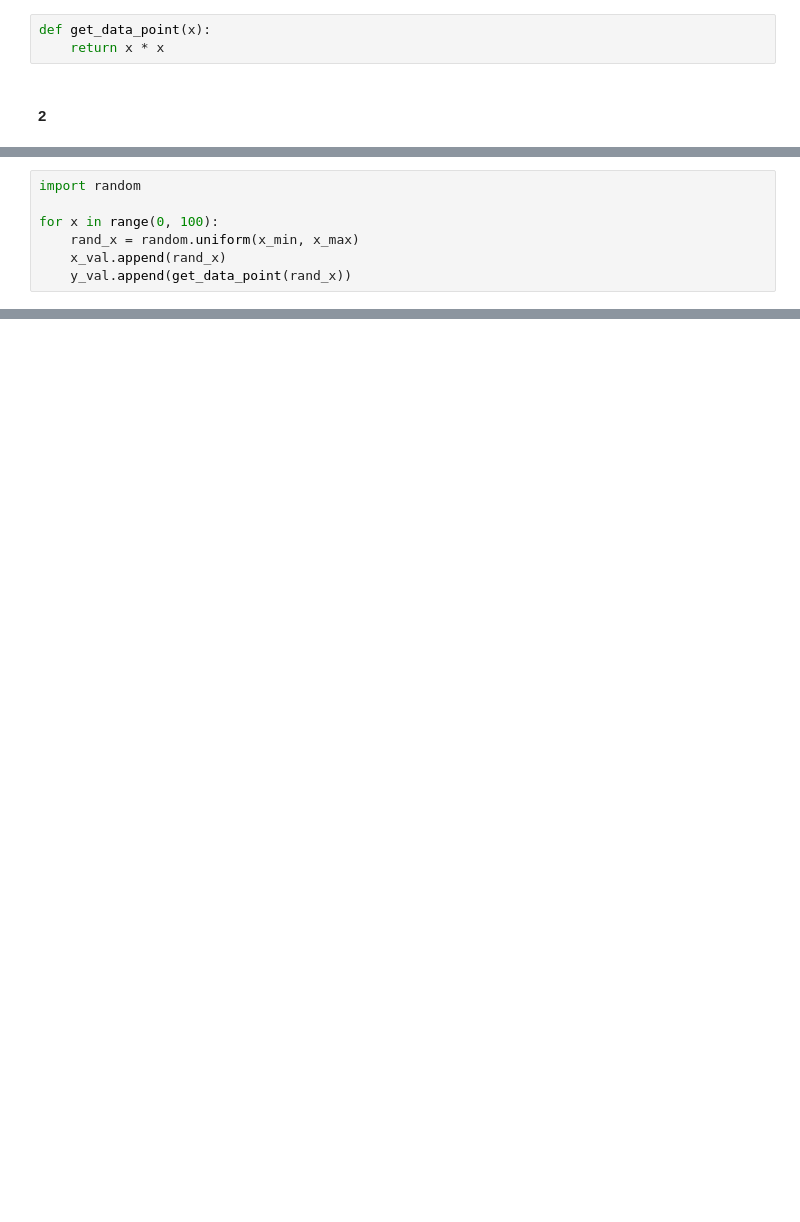
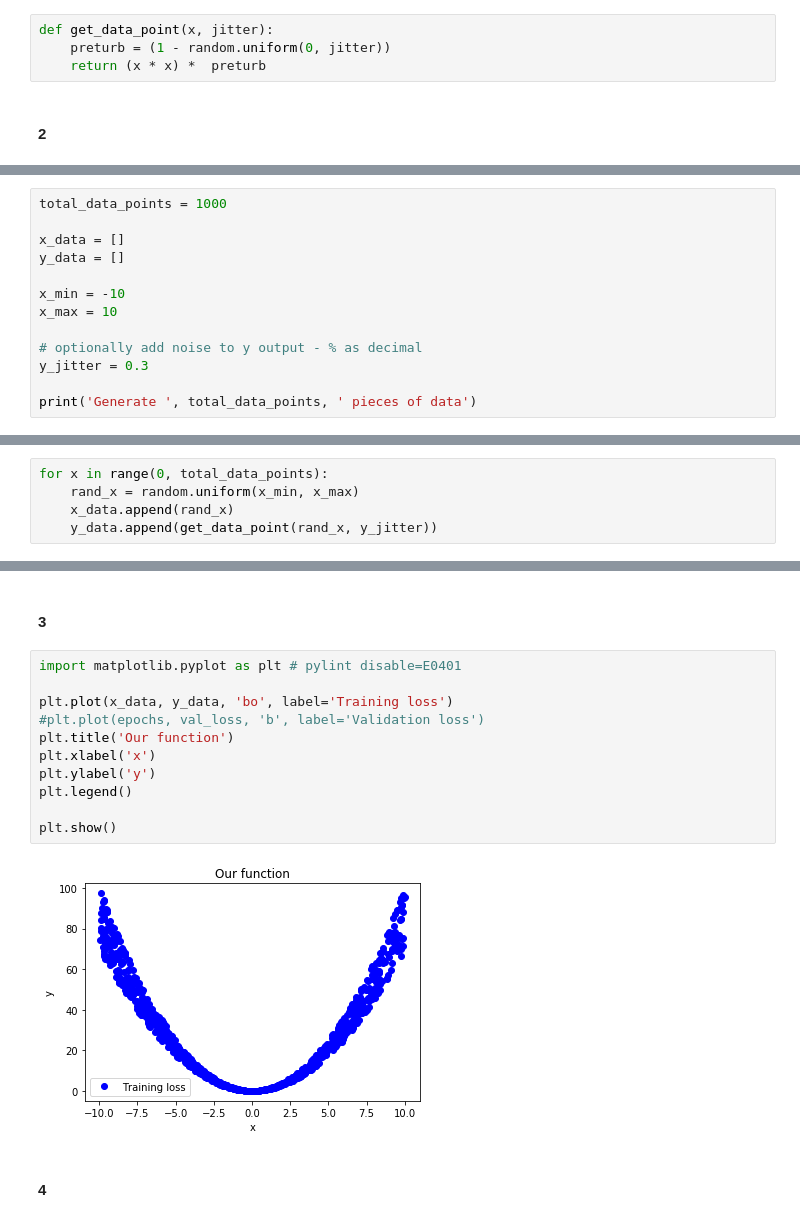
Before and after one commit to whyboris/ml-with-python-and-keras, a Jupyter notebook: notebooks/simplest.ipynb, the cells around one changed output, grey strips where cells are left out. Drawn from its saved outputs; the diff is of its cells as text; blank space fills up the shorter version.

```diff
--- a/notebooks/simplest.ipynb
+++ b/notebooks/simplest.ipynb
@@ -18,5 +20,6 @@ This is an attempt to show the entire workflow of getting data to Keras, trainin
 # %%
-def get_data_point(x):
-    return x * x
+def get_data_point(x, jitter):
+    preturb = (1 - random.uniform(0, jitter))
+    return (x * x) *  preturb
 # %% [markdown]
 #### 2
@@ -30,0 +26,13 @@ Generate 100 pieces of data
+# %%
+total_data_points = 1000
+
+x_data = []
+y_data = []
+
+x_min = -10
+x_max = 10
+
+# optionally add noise to y output - % as decimal
+y_jitter = 0.3
+
+print('Generate ', total_data_points, ' pieces of data')
@@ -31,7 +41,5 @@ Generate 100 pieces of data
 # %%
-import random
-
-for x in range(0, 100):
+for x in range(0, total_data_points):
     rand_x = random.uniform(x_min, x_max)
-    x_val.append(rand_x)
-    y_val.append(get_data_point(rand_x))
+    x_data.append(rand_x)
+    y_data.append(get_data_point(rand_x, y_jitter))
@@ -77,0 +62,17 @@ y_val
+# %% [markdown]
+#### 3
+# %%
+import matplotlib.pyplot as plt # pylint disable=E0401
+
+plt.plot(x_data, y_data, 'bo', label='Training loss')
+#plt.plot(epochs, val_loss, 'b', label='Validation loss')
+plt.title('Our function')
+plt.xlabel('x')
+plt.ylabel('y')
+plt.legend()
+
+plt.show()
+# %% [output]
+[figure, added]
+# %% [markdown]
+#### 4
```
Also changed, not shown: parts of 20 cells of this notebook.
